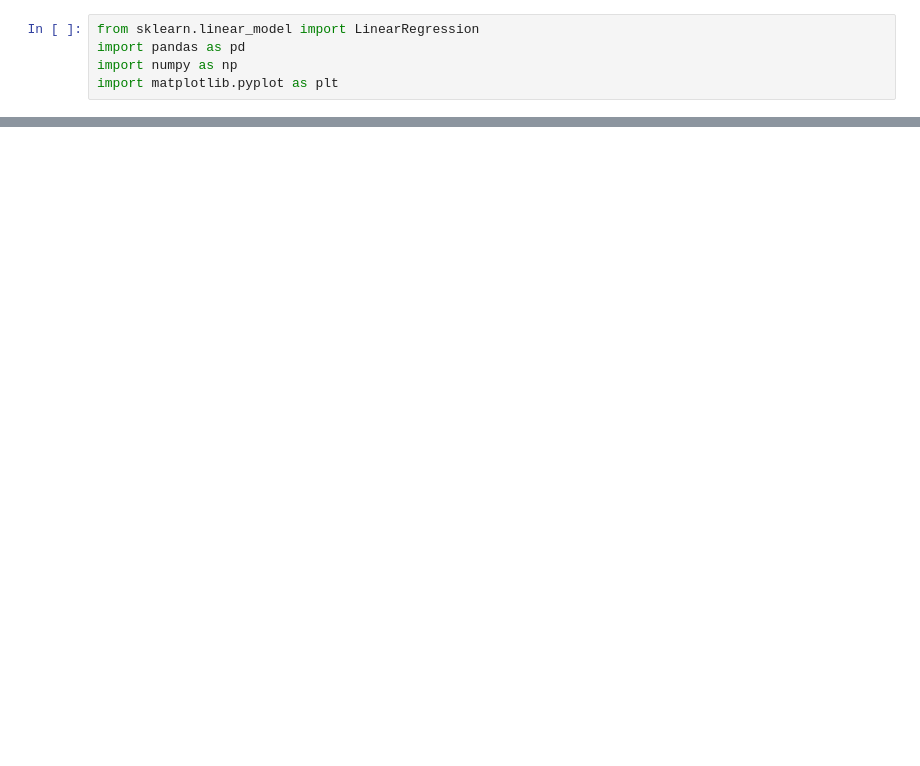
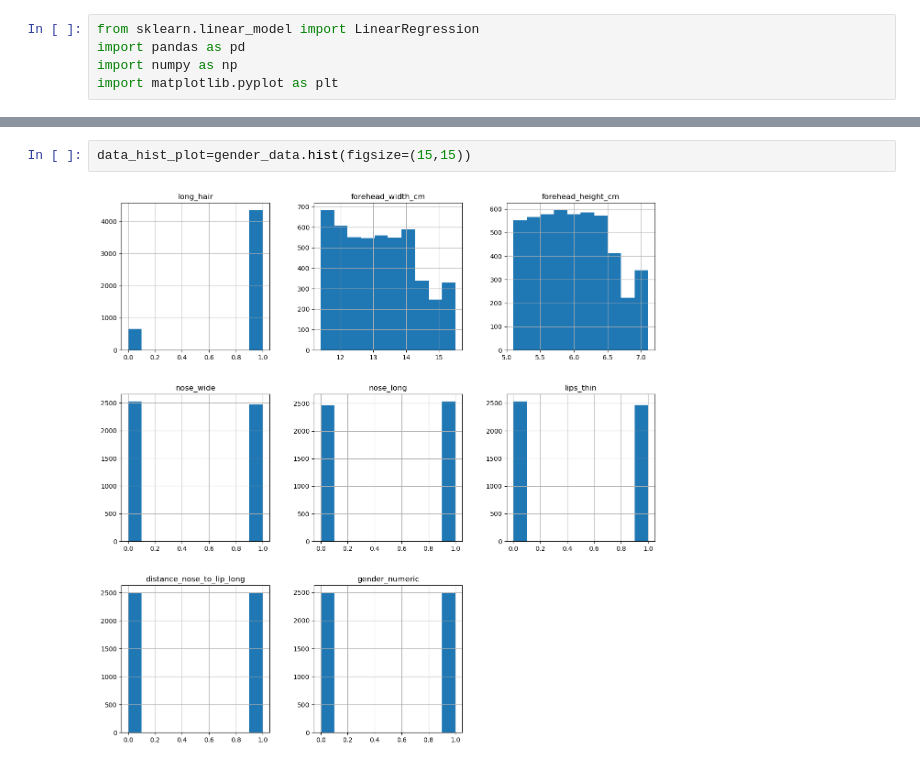
Before and after one commit to RachanaMaskey/Gender-Classification, a Jupyter notebook: Basics.ipynb, the cells around one changed output, grey strips where cells are left out. Drawn from its saved outputs; the diff is of its cells as text; blank space fills up the shorter version.

```diff
--- a/Basics.ipynb
+++ b/Basics.ipynb
@@ -62,0 +143,4 @@ ds[ds.duplicated()]
+# %%
+data_hist_plot=gender_data.hist(figsize=(15,15))
+# %% [output]
+[figure, added]
```
Also changed, not shown: parts of 18 cells of this notebook, 1 other file.
